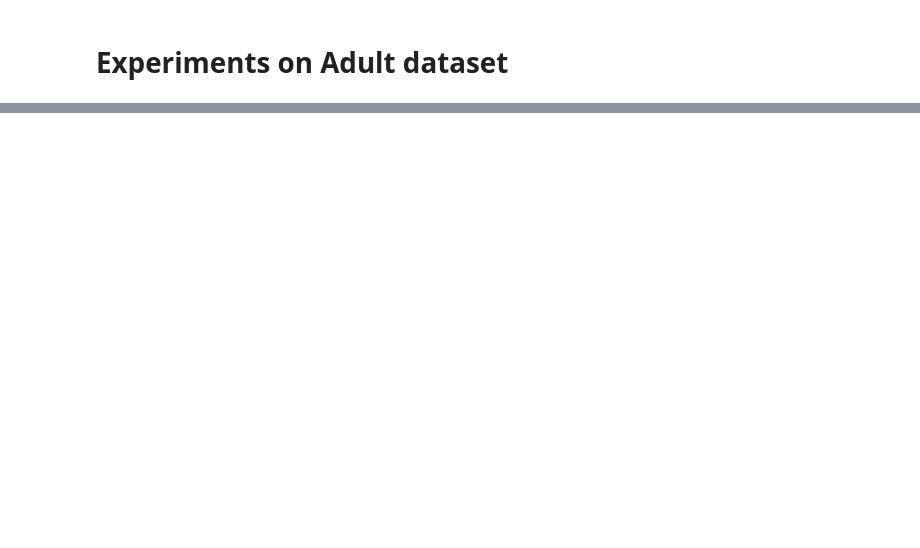
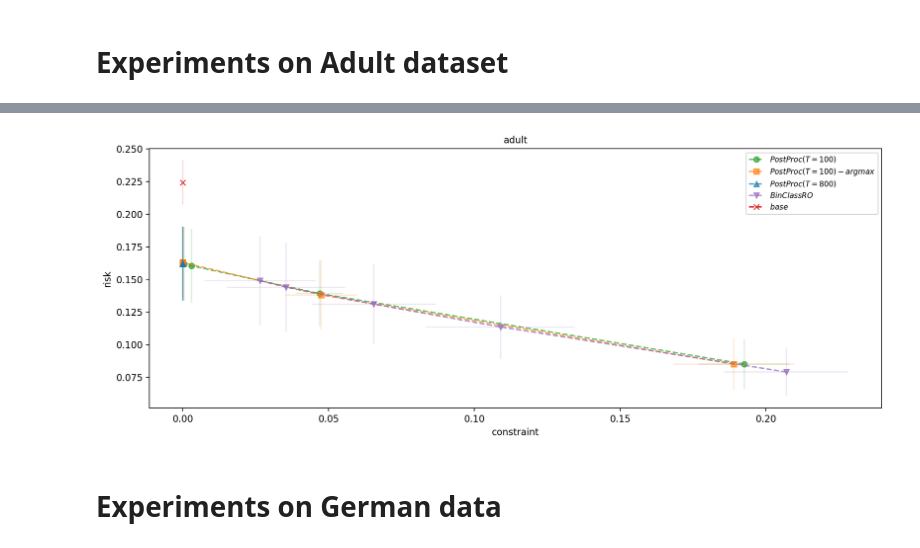
Before and after one commit to taturyan/post-processing, a Jupyter notebook: experiments-reject_option.ipynb, the cells around one changed output, grey strips where cells are left out. Cells and saved outputs as stored; diff of their text form; code cells hidden in the pictures; blank space fills up the shorter version.

Commit message:
experiments for reject option

```diff
--- a/experiments-reject_option.ipynb
+++ b/experiments-reject_option.ipynb
@@ -14,0 +66,15 @@ from evaluation import evaluate_reject_option
+# %%
+DATASET = 'adult'
+NUM = 10
+ALPHA_LIST = [0.2, 0.1, 0.05, 0.025, 0.0125]
+# ALPHA_LIST = []
+# i_list  = [1, 2, 4, 5, 6, 8, 16, 32, 128, 512]
+# for i in i_list:
+#     ALPHA_LIST+=[2**(-i)]
+K = 2
+T = 100
+results_PostProc_adult = evaluate_reject_option(dataset=DATASET, num=NUM, K=K, T=T, alpha_list=ALPHA_LIST,
+                            print_details = True, beta='auto', L='auto',
+                            alg={'base':'SGD3', 'method':'ACSA2'},
+                            TRAIN_SIZE=0.4, UNLAB_SIZE=0.4, TEST_SIZE=0.2, data_scaling=True)
+results_PostProc_adult
@@ -15 +209,22 @@ from evaluation import evaluate_reject_option
+# %%
+base_constraint={'mean': 0, 'std': 0}
+pairs_list = [[results_PostProc_adult['constraint'], results_PostProc_adult['risk']],
+              [results_PostProc_adult['constraint_argmax'], results_PostProc_adult['risk_argmax']],
+              [results_PostProc_adult_800['constraint'], results_PostProc_adult_800['risk']],
+              [results_BinClassRO_adult['constraint_clf'], results_BinClassRO_adult['risk_clf']],
+              [base_constraint, results_PostProc_adult['base_risk']]]
+model_list = [r'$PostProc (T=100)$',r'$PostProc  (T=100)-argmax$',r'$PostProc (T=800)$',r'$BinClassRO$',r'$base$']
+markers_list = ['o', 's','^','v','x']
+dataset='adult'
+colors=['tab:green','tab:orange','tab:blue','tab:purple', 'tab:red']
+
+plot_compare(pairs_list=pairs_list, model_list=model_list,
+                          markers_list=markers_list, dataset=dataset,
+                          x_label = 'constraint', y_label = 'risk',
+                          colors = colors, legend_size=8, alpha=0.7,
+                          plot_std=True, annotate=False, loglog=False, start_0=False, linestyle='dashed')
+# %% [output]
+[figure, added]
+# %% [markdown]
+# Experiments on German data
 # %%
```
Also changed, not shown: parts of 8 cells of this notebook.
